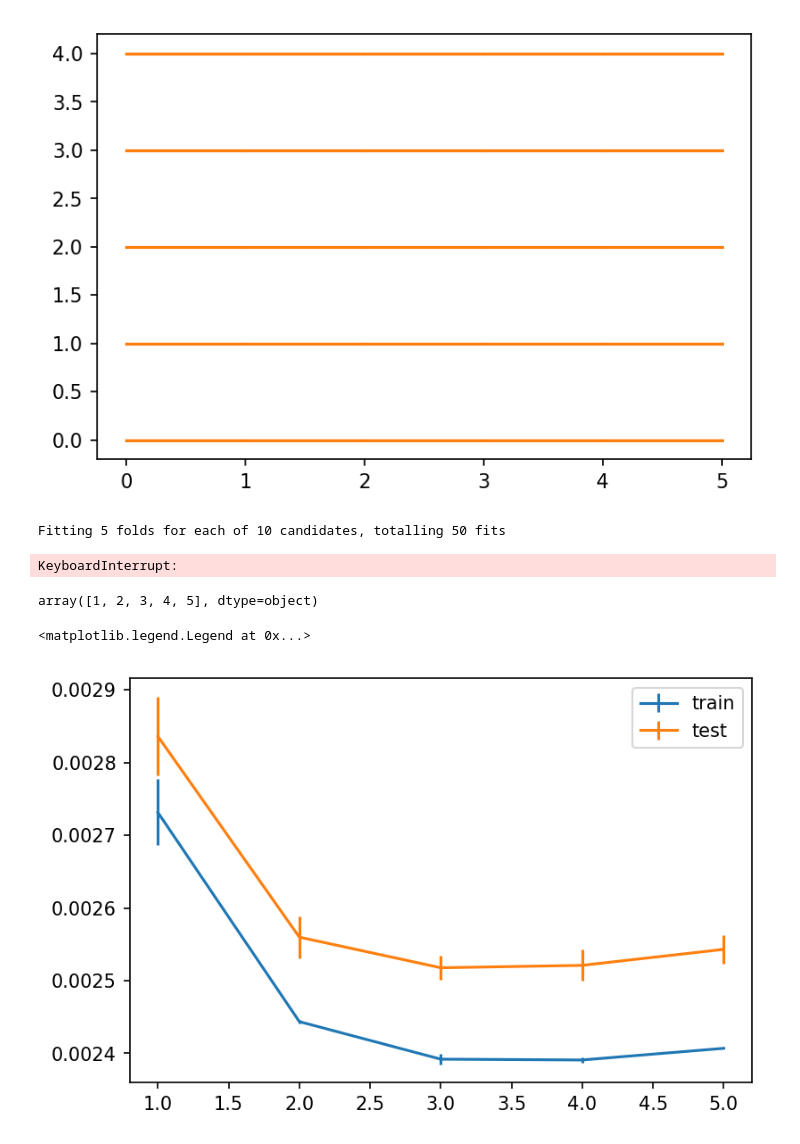
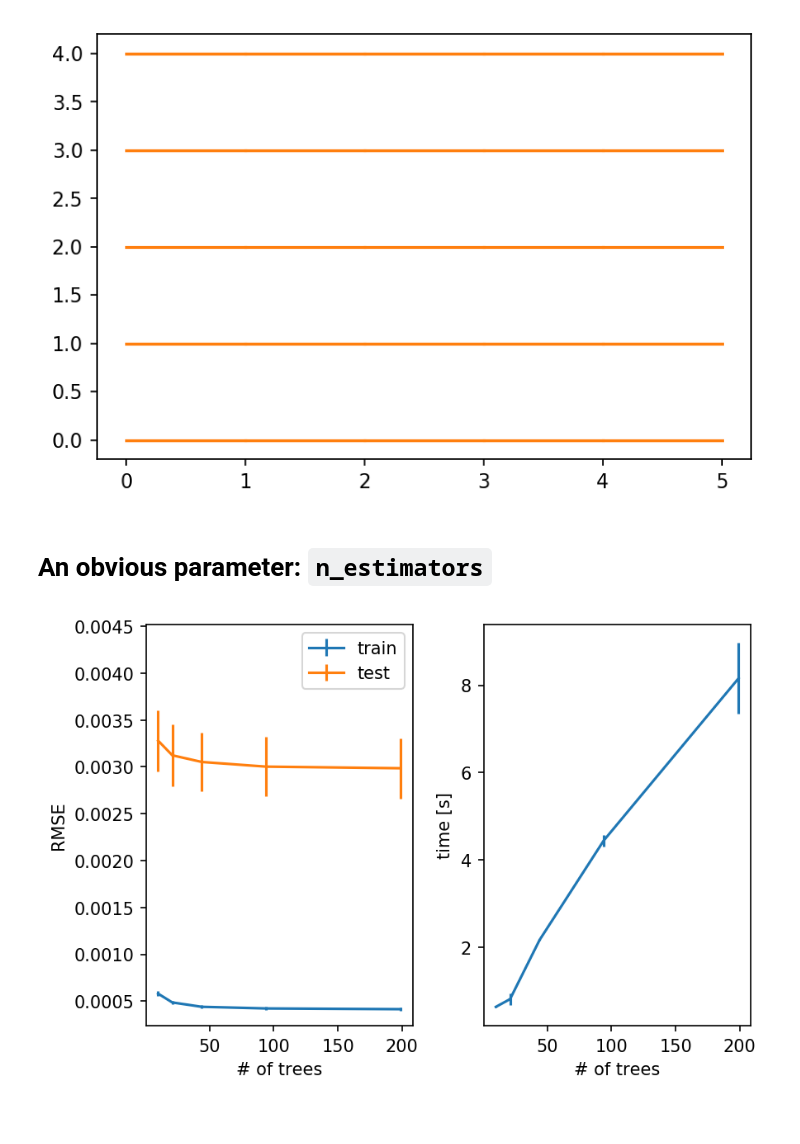
Before and after one commit to PierreGratier/AIISL, a Jupyter notebook: AIISL.ipynb, the cells around one changed output. Saved outputs shown, nothing was run; the diff lists cells and outputs as text; code cells hidden in the pictures.

```diff
--- a/AIISL.ipynb
+++ b/AIISL.ipynb
@@ -399,39 +410,40 @@ for j in range(5):
         pl.plot([x_pos[i],x_pos[i]+1],[j,j],color='C1')
 # %% [output]
 [figure]
+# %% [markdown]
+# An obvious parameter: `n_estimators`
 # %%
-from sklearn.model_selection import cross_val_score
-from sklearn.metrics import mean_squared_error
-from sklearn.metrics import make_scorer
-mse_scorer = make_scorer(mean_squared_error)
 from sklearn.model_selection import GridSearchCV
 param_grid = [
   {
-   'n_estimators': list(map(int,np.linspace(10,100,10))),
+   'n_estimators': list(map(int,np.logspace(1,2.3,5))),
   },
  ]
-GridSearchRF = GridSearchCV(rf,param_grid,scoring=mse_scorer,cv=5,verbose=1,n_jobs=8,return_train_score=True)
-GridSearchRF.fit(X_train, y_train)
+GridSearchRF = GridSearchCV(rf,param_grid,scoring='neg_mean_squared_error',cv=5,verbose=0,n_jobs=8,return_train_score=True)
+out = GridSearchRF.fit(X_train[:10000], y_train[:10000])
-# %% [output]
-Fitting 5 folds for each of 10 candidates, totalling 50 fits
-KeyboardInterrupt:
 # %%
-# print(GridSearchR.cv_results_)
-param = GridSearchR.cv_results_['param_max_features'].data
-mean_train = GridSearchR.cv_results_['mean_train_score']
-mean_test = GridSearchR.cv_results_['mean_test_score']
-std_train = GridSearchR.cv_results_['std_train_score']
-std_test = GridSearchR.cv_results_['std_test_score']
-param
+GridSearchRF.cv_results_
+param = GridSearchRF.cv_results_['param_n_estimators'].data
+mean_time = GridSearchRF.cv_results_['mean_fit_time']
+std_time = GridSearchRF.cv_results_['std_fit_time']
+mean_train = GridSearchRF.cv_results_['mean_train_score']
+mean_test = GridSearchRF.cv_results_['mean_test_score']
+std_train = GridSearchRF.cv_results_['std_train_score']
+std_test = GridSearchRF.cv_results_['std_test_score']
-# %% [output]
-array([1, 2, 3, 4, 5], dtype=object)
-# %%
-pl.errorbar(param,mean_train,std_train,label='train')
-pl.errorbar(param,mean_test,std_test,label='test')
-pl.legend()
-# %% [output]
-<matplotlib.legend.Legend at 0x...>
-[figure, removed]
+# %%
+fig,ax = pl.subplots(1,2)
+ax[0].errorbar(param,-mean_train,std_train,label='train')
+ax[0].errorbar(param,-mean_test,std_test,label='test')
+ax[0].legend()
+ax[0].set_xlabel('# of trees')
+ax[0].set_ylabel('RMSE')
+ax[0].set_ylim(ymax=1.2*ax[0].get_ylim()[1])
+ax[1].errorbar(param,mean_time,std_time)
+ax[1].set_ylabel('time [s]')
+ax[1].set_xlabel('# of trees')
+pl.tight_layout()
+# %% [output]
+[figure, added]
 # %%
 from sklearn.model_selection import GridSearchCV
 param_grid = [
```
Also changed, not shown: parts of 38 cells of this notebook.
